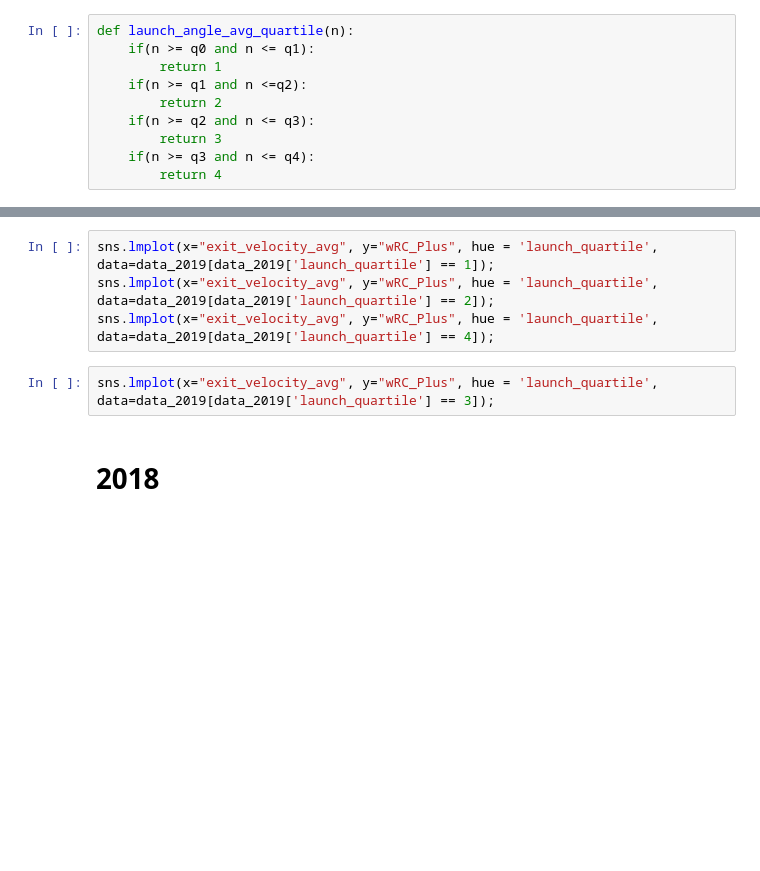
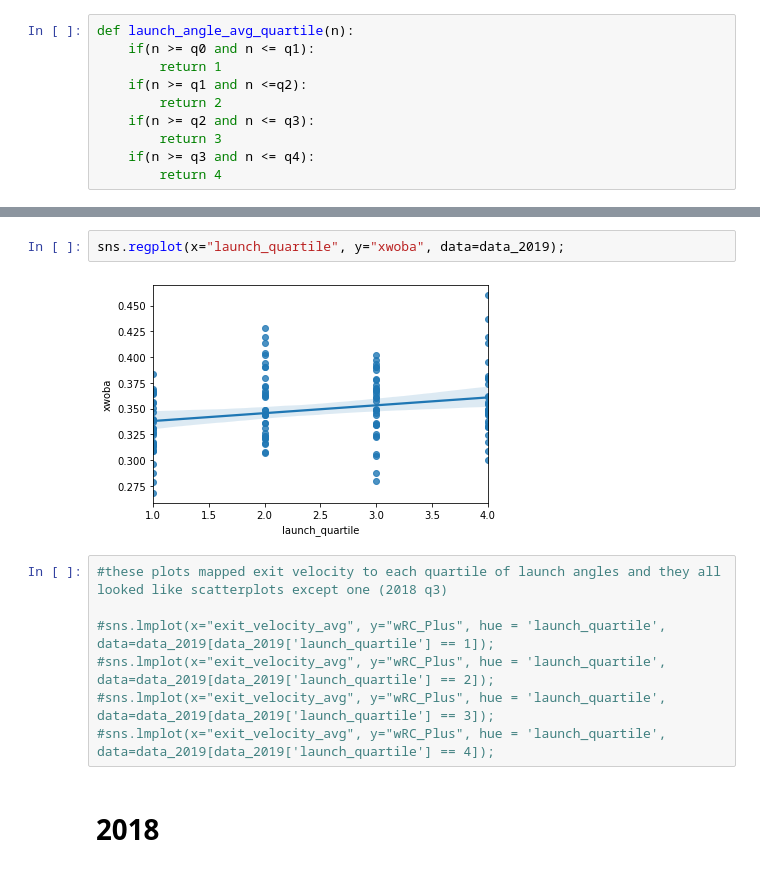
Before and after one commit to GeoffreyBrann/info2950, a Jupyter notebook: phase_4_launch_ange.ipynb, the cells around one changed output, grey strips where cells are left out. Saved outputs shown, nothing was run; the diff lists cells and outputs as text; blank space fills up the shorter version.

```diff
--- a/phase_4_launch_ange.ipynb
+++ b/phase_4_launch_ange.ipynb
@@ -155,9 +82,14 @@ sns.regplot(x="launch_quartile", y="wRC_Plus", data=data_2019);
+# %%
+sns.regplot(x="launch_quartile", y="xwoba", data=data_2019);
+# %% [output]
+[figure, added]
 # %%
-sns.lmplot(x="exit_velocity_avg", y="wRC_Plus", hue = 'launch_quartile', data=data_2019[data_2019['launch_quartile'] == 1]);
-sns.lmplot(x="exit_velocity_avg", y="wRC_Plus", hue = 'launch_quartile', data=data_2019[data_2019['launch_quartile'] == 2]);
-sns.lmplot(x="exit_velocity_avg", y="wRC_Plus", hue = 'launch_quartile', data=data_2019[data_2019['launch_quartile'] == 4]);
+#these plots mapped exit velocity to each quartile of launch angles and they all looked like scatterplots except one (2018 q3)
+
+#sns.lmplot(x="exit_velocity_avg", y="wRC_Plus", hue = 'launch_quartile', data=data_2019[data_2019['launch_quartile'] == 1]);
+#sns.lmplot(x="exit_velocity_avg", y="wRC_Plus", hue = 'launch_quartile', data=data_2019[data_2019['launch_quartile'] == 2]);
+#sns.lmplot(x="exit_velocity_avg", y="wRC_Plus", hue = 'launch_quartile', data=data_2019[data_2019['launch_quartile'] == 3]);
+#sns.lmplot(x="exit_velocity_avg", y="wRC_Plus", hue = 'launch_quartile', data=data_2019[data_2019['launch_quartile'] == 4]);
-# %%
-sns.lmplot(x="exit_velocity_avg", y="wRC_Plus", hue = 'launch_quartile', data=data_2019[data_2019['launch_quartile'] == 3]);
 # %% [markdown]
 # 2018
 # %%
```
Also changed, not shown: parts of 42 cells of this notebook.
